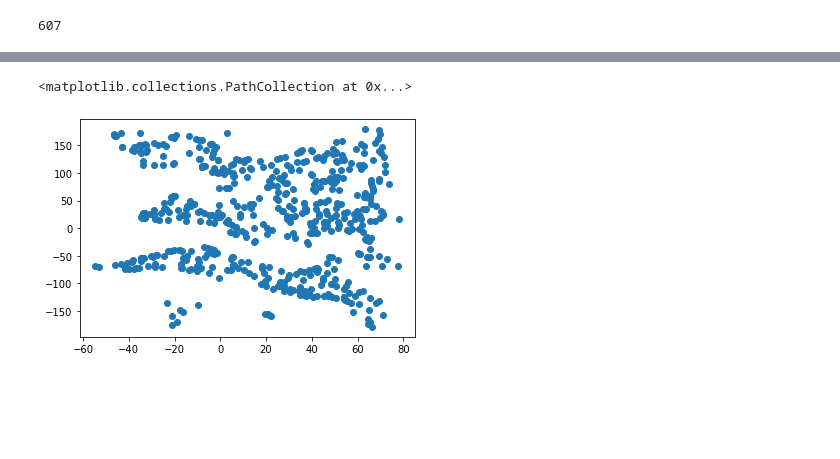
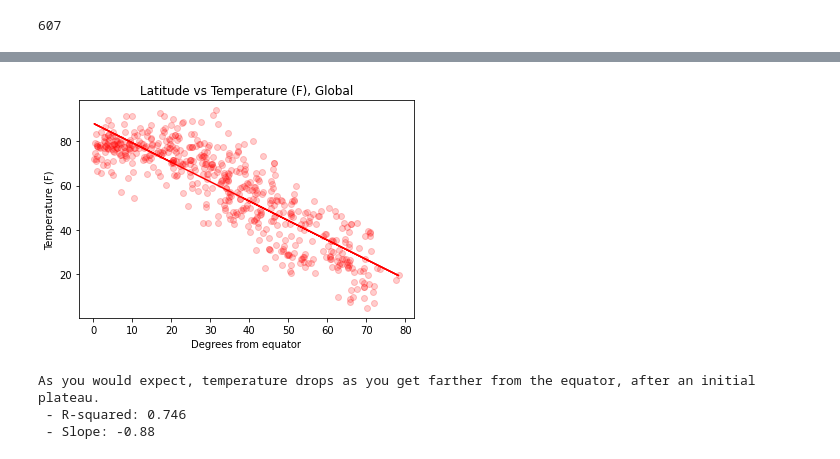
Before and after one commit to sjwyates/python-api-challenge, a Jupyter notebook: WeatherPy/WeatherPy.ipynb, the cells around one changed output, grey strips where cells are left out. Cells and saved outputs as stored; diff of their text form; code cells hidden in the pictures; blank space fills up the shorter version.

```diff
--- a/WeatherPy/WeatherPy.ipynb
+++ b/WeatherPy/WeatherPy.ipynb
@@ -88,9 +117,29 @@ results_df.head()
 | 3 | Vaini | -21.20 | -175.20 | 75.20 | 88 | 90 | 11.41 |
 | 4 | Nacala | -14.54 | 40.67 | 73.74 | 90 | 0 | 2.15 |
-# %%
-plt.scatter(results_df['Latitude'], results_df['Longitude'])
-plt.title('Temperature (F) vs Latitude')
-plt.xlabel('Latitude')
-# %% [output]
-<matplotlib.collections.PathCollection at 0x...>
-[figure, removed]
+# %%
+def lat_scat(lat, y, scope, color, alpha):
+    plt.scatter(lat, y, color=color, alpha=alpha)
+    plt.title(f"Latitude vs {y.name}, {scope}")
+    plt.xlabel('Degrees from equator')
+    plt.ylabel(y.name)
+    slope, intercept, r_value, p_value, std_err = stats.linregress(lat, y)
+    plt.plot(lat, lat * slope + intercept, color=color)
+    plt.show()
+    return (r_value ** 2, slope)
+# %%
+lat_abs = results_df['Latitude'].abs()
+g_scope = 'Global'
+# %%
+# Scatter plot for temp vs latitude
+
+r_sq, slp = lat_scat(lat_abs, results_df['Temperature (F)'], g_scope, 'red', 0.2)
+
+explanation = "As you would expect, temperature drops as you get farther from the equator, after an initial plateau."
+print(explanation)
+print(f" - R-squared: {round(r_sq, 3)}")
+print(f" - Slope: {round(slp, 3)}")
+# %% [output]
+[figure, added]
+As you would expect, temperature drops as you get farther from the equator, after an initial plateau.
+ - R-squared: 0.746
+ - Slope: -0.88
```
Also changed, not shown: parts of 11 cells of this notebook.
